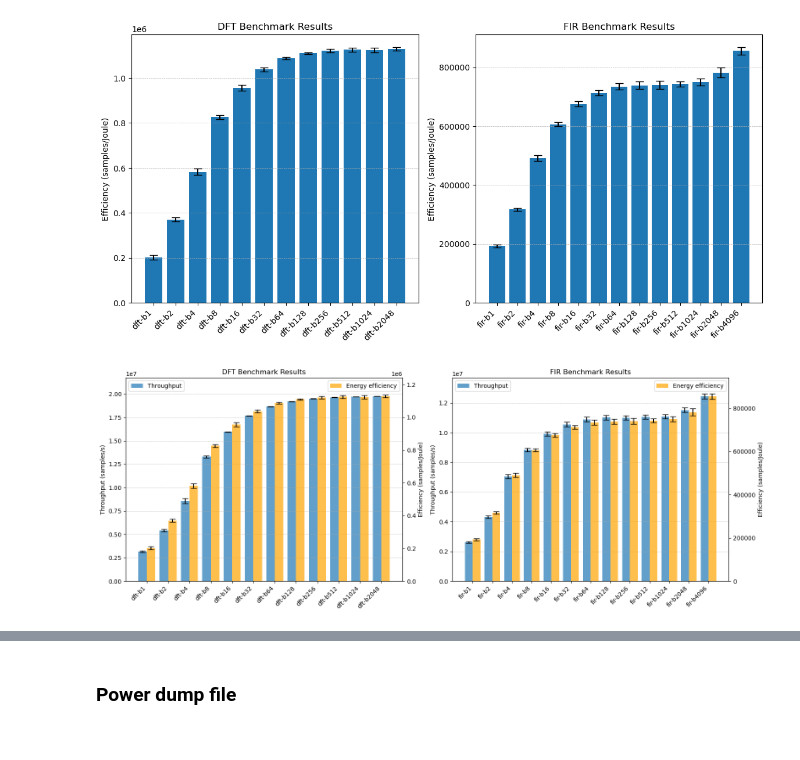
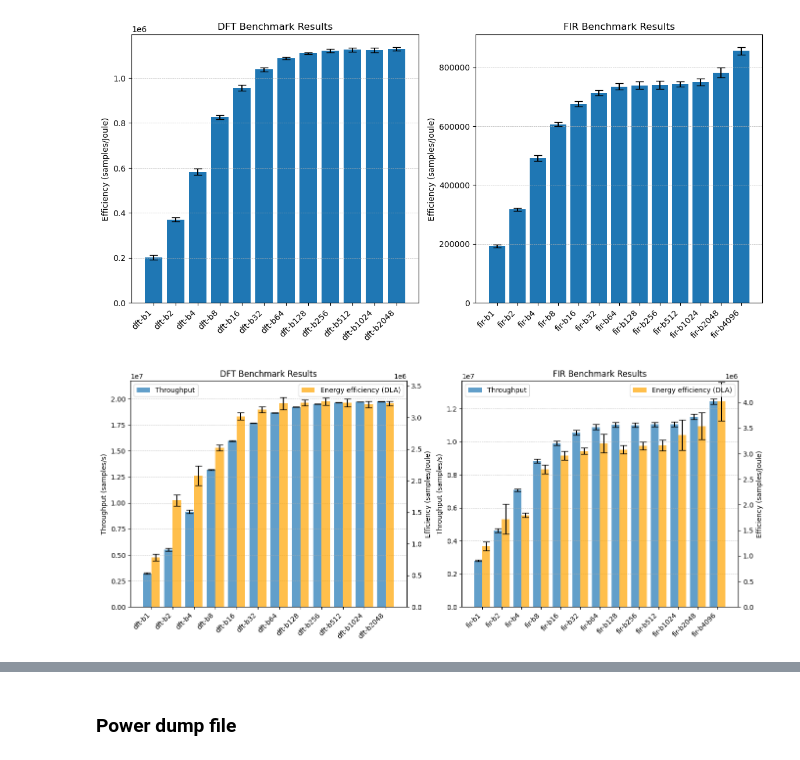
Before and after one commit to HendrikLambert/nvdla-ppf, a Jupyter notebook: analysis/analysis.ipynb, the cells around one changed output, grey strips where cells are left out. Drawn from its saved outputs; the diff is of its cells as text; code cells hidden in the pictures.

```diff
--- a/analysis/analysis.ipynb
+++ b/analysis/analysis.ipynb
@@ -264,9 +267,12 @@ ax.grid(axis='y', linestyle='--', linewidth=0.5)
 # %% [markdown]
 ### Seperate_results
 # %%
-sep_res = pd.read_csv('seperate_results.csv', sep=',')
+sep_res = pd.read_csv('seperate_results2.csv', sep=',')
 sep_res[['model', 'batch']] = sep_res['loadable'].str.extract(r'([a-z]+)_model-c\d+(?:-t\d+)?-b(\d+)\.nvdla')
 sep_res['model_short'] = sep_res['model'] + '-b' + sep_res['batch']
+
+# Drop the first 20 rows, which are the base measurements
+sep_res = sep_res.iloc[20:].reset_index(drop=True)
 
 # # Calculate throughput
 sep_res['throughput'] = sep_res['samples'] / sep_res['device_time'] * 1000  # samples per second
@@ -279,10 +285,17 @@ sep_res['bandwidth'] = np.where(
                                 sep_res['throughput'] * (16 + 1) * 2*2 / 1e6
                                 )  # in MB/s
 
+# Calculate energy consumed by the model
+sep_res['dla_energy'] = sep_res['total_energy'] - sep_res['base_energy']
 # Calculate samples per joule
-sep_res['samples_per_joule'] = sep_res['samples'] / sep_res['energy']
+sep_res['samples_per_dla_joule'] = sep_res['samples'] / sep_res['dla_energy']
+sep_res['samples_per_base_joule'] = sep_res['samples'] / sep_res['base_energy']
 
-sep_stats = sep_res.groupby(['model_short', 'batch']).agg(['mean', 'std'])
+# Calculate base Watt and dla Watt
+sep_res['base_watt'] = sep_res['base_energy'] / sep_res['host_time'] * 1000
+sep_res['dla_watt'] = sep_res['dla_energy'] / sep_res['host_time'] * 1000
+
+sep_stats = sep_res.groupby(['model_short', 'batch', 'model', 'loadable']).agg(['mean', 'std'])
 # Flatten
 sep_stats.columns = ['_'.join(col) for col in sep_stats.columns]
 sep_stats = sep_stats.reset_index()
@@ -342,46 +355,47 @@ width = 0.4
 ax_d_t = axs[0]
 ax_d_e = ax_d_t.twinx()
 
-bar1 = ax_d_t.bar(x_dft - width/2, sep_stats_dft['throughput_mean'], width=width,
-               yerr=sep_stats_dft['throughput_std'], capsize=5, label='Throughput', alpha=0.7)
-bar2 = ax_d_e.bar(x_dft + width/2, sep_stats_dft['samples_per_joule_mean'], width=width,
-               yerr=sep_stats_dft['samples_per_joule_std'], capsize=5, label='Energy efficiency', alpha=0.7,  color='orange')
+ax_d_t.bar(x_dft - width/2, sep_stats_dft['throughput_mean'], width=width,
+           yerr=sep_stats_dft['throughput_std'], capsize=5, label='Throughput', alpha=0.7)
+# Stack dla energy
+ax_d_e.bar(x_dft + width/2, sep_stats_dft['samples_per_dla_joule_mean'], width=width,
+           yerr=sep_stats_dft['samples_per_dla_joule_std'], capsize=5, label='Energy efficiency (DLA)', alpha=0.7, color='orange')
 
 ax_d_t.set_title('DFT Benchmark Results')
 ax_d_t.set_ylabel('Throughput (samples/s)')
 ax_d_e.set_ylabel('Efficiency (samples/Joule)')
 ax_d_t.set_xticks(x_dft)
 ax_d_t.set_xticklabels(sep_stats_dft['model_short'], rotation=45, ha='right')
 ax_d_t.grid(axis='y', linestyle='--', linewidth=0.5)
 
 # FFT
 ax_f_t = axs[1]
 ax_f_e = ax_f_t.twinx()
 
-bar3 = ax_f_t.bar(x_fir - width/2, sep_stats_fir['throughput_mean'], width=width,
-               yerr=sep_stats_fir['throughput_std'], capsize=5, label='Throughput', alpha=0.7)
-bar4 = ax_f_e.bar(x_fir + width/2, sep_stats_fir['samples_per_joule_mean'], width=width,
-               yerr=sep_stats_fir['samples_per_joule_std'], capsize=5, label='Energy efficiency', alpha=0.7, color='orange')
+ax_f_t.bar(x_fir - width/2, sep_stats_fir['throughput_mean'], width=width,
+           yerr=sep_stats_fir['throughput_std'], capsize=5, label='Throughput', alpha=0.7)
+ax_f_e.bar(x_fir + width/2, sep_stats_fir['samples_per_dla_joule_mean'], width=width,
+           yerr=sep_stats_fir['samples_per_dla_joule_std'], capsize=5, label='Energy efficiency (DLA)', alpha=0.7, color='orange')
 
 ax_f_t.set_title('FIR Benchmark Results')
 ax_f_t.set_ylabel('Throughput (samples/s)')
 ax_f_e.set_ylabel('Efficiency (samples/Joule)')
 ax_f_t.set_xticks(x_fir)
 ax_f_t.set_xticklabels(sep_stats_fir['model_short'], rotation=45, ha='right')
 ax_f_t.grid(axis='y', linestyle='--', linewidth=0.5)
 
 # Pad y-axis limits
 ax_d_t.set_ylim(0, max(sep_stats_dft['throughput_mean']) * 1.1)
 ax_f_t.set_ylim(0, max(sep_stats_fir['throughput_mean']) * 1.1)
-ax_d_e.set_ylim(0, max(sep_stats_dft['samples_per_joule_mean']) * 1.1)
-ax_f_e.set_ylim(0, max(sep_stats_fir['samples_per_joule_mean']) * 1.1)
+ax_d_e.set_ylim(0, max(sep_stats_dft['samples_per_dla_joule_mean']) * 1.1)
+ax_f_e.set_ylim(0, max(sep_stats_fir['samples_per_dla_joule_mean']) * 1.1)
 
 # Plot legends
 ax_d_t.legend(loc='upper left')
 ax_f_t.legend(loc='upper left')
 ax_d_e.legend(loc='upper right')
 ax_f_e.legend(loc='upper right')
-plt.tight_layout()
+# plt.tight_layout()
 plt.show()
 # %% [output]
-[figure, old version]
+[figure, new version]
```
Also changed, not shown: parts of 6 cells of this notebook.
